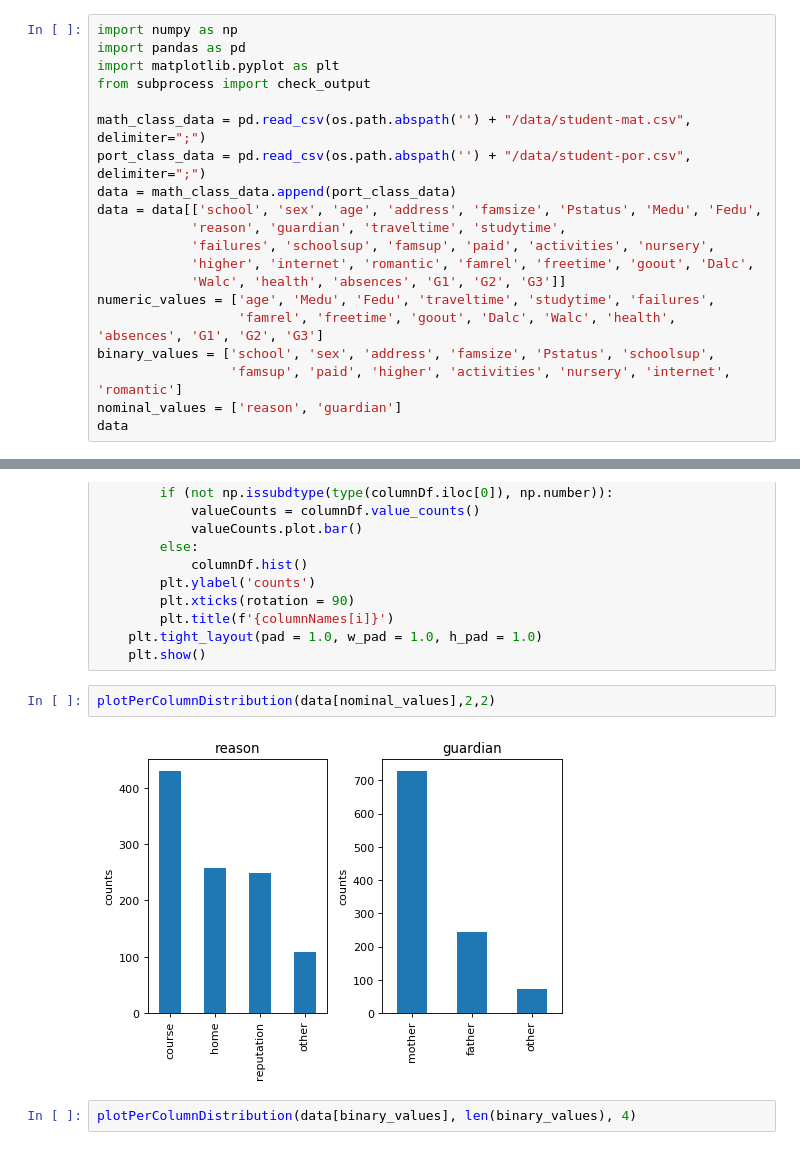
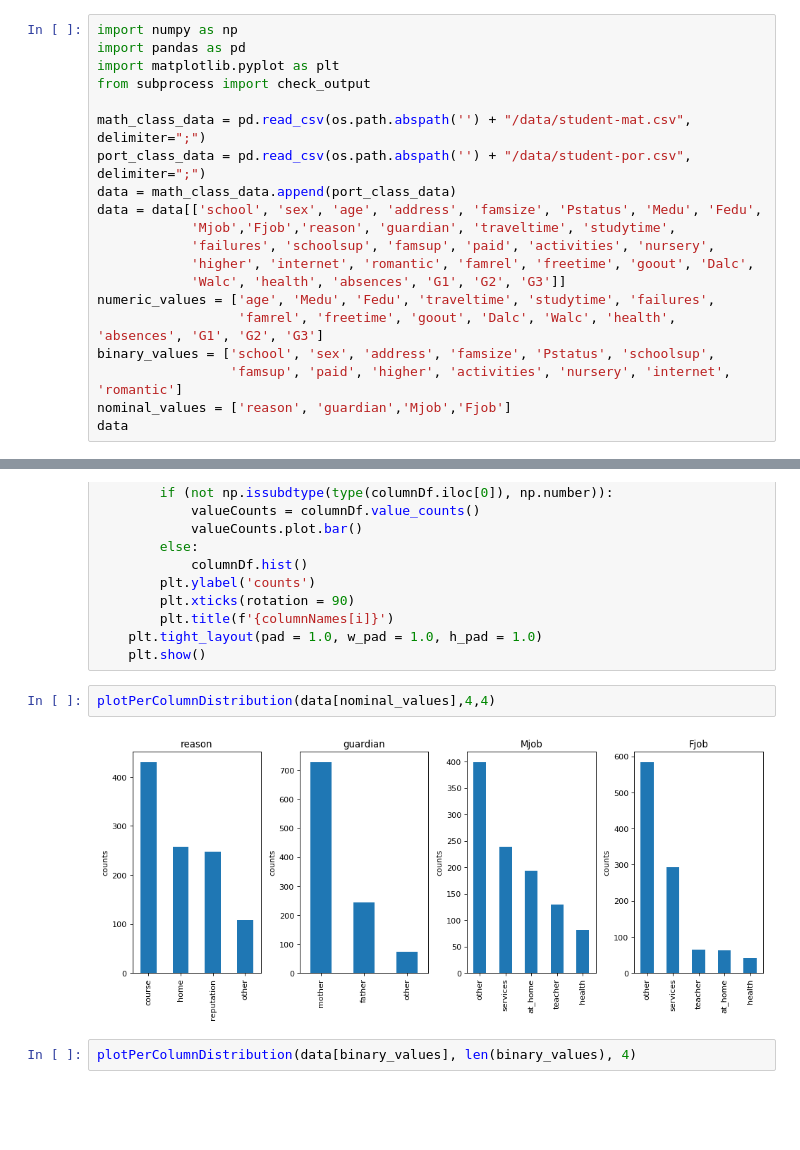
Before and after one commit to tiskus333/Neural_Network_FS, a Jupyter notebook: Analiza.ipynb, the cells around one changed output, grey strips where cells are left out. Drawn from its saved outputs; the diff is of its cells as text; blank space fills up the shorter version.

```diff
--- a/Analiza.ipynb
+++ b/Analiza.ipynb
@@ -13,7 +13,7 @@ math_class_data = pd.read_csv(os.path.abspath('') + "/data/student-mat.csv", del
 port_class_data = pd.read_csv(os.path.abspath('') + "/data/student-por.csv", delimiter=";")
 data = math_class_data.append(port_class_data)
 data = data[['school', 'sex', 'age', 'address', 'famsize', 'Pstatus', 'Medu', 'Fedu',
-            'reason', 'guardian', 'traveltime', 'studytime',
+            'Mjob','Fjob','reason', 'guardian', 'traveltime', 'studytime',
             'failures', 'schoolsup', 'famsup', 'paid', 'activities', 'nursery',
             'higher', 'internet', 'romantic', 'famrel', 'freetime', 'goout', 'Dalc',
             'Walc', 'health', 'absences', 'G1', 'G2', 'G3']]
@@ -21,6 +21,6 @@ numeric_values = ['age', 'Medu', 'Fedu', 'traveltime', 'studytime', 'failures',
                   'famrel', 'freetime', 'goout', 'Dalc', 'Walc', 'health', 'absences', 'G1', 'G2', 'G3']
 binary_values = ['school', 'sex', 'address', 'famsize', 'Pstatus', 'schoolsup',
                  'famsup', 'paid', 'higher', 'activities', 'nursery', 'internet', 'romantic']
-nominal_values = ['reason', 'guardian']
+nominal_values = ['reason', 'guardian','Mjob','Fjob']
 data
 # %% [output]
@@ -75,9 +75,9 @@ def plotPerColumnDistribution(df, nGraphShown, nGraphPerRow):
     plt.tight_layout(pad = 1.0, w_pad = 1.0, h_pad = 1.0)
     plt.show()
 # %%
-plotPerColumnDistribution(data[nominal_values],2,2)
+plotPerColumnDistribution(data[nominal_values],4,4)
 # %% [output]
-[figure, old version]
+[figure, new version]
 # %%
 plotPerColumnDistribution(data[binary_values], len(binary_values), 4)
 # %% [output]
```
Also changed, not shown: parts of 2 cells of this notebook.
